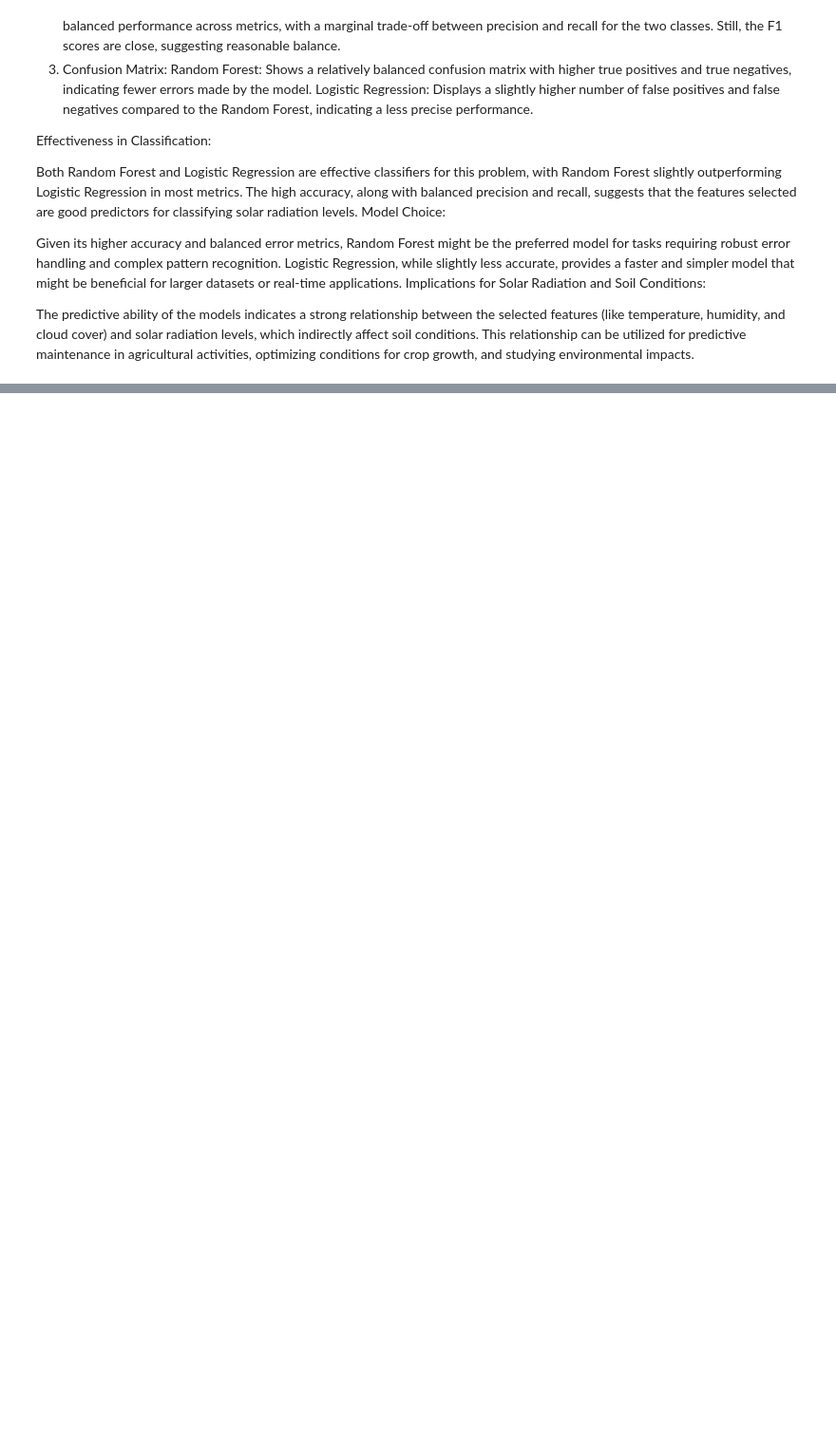
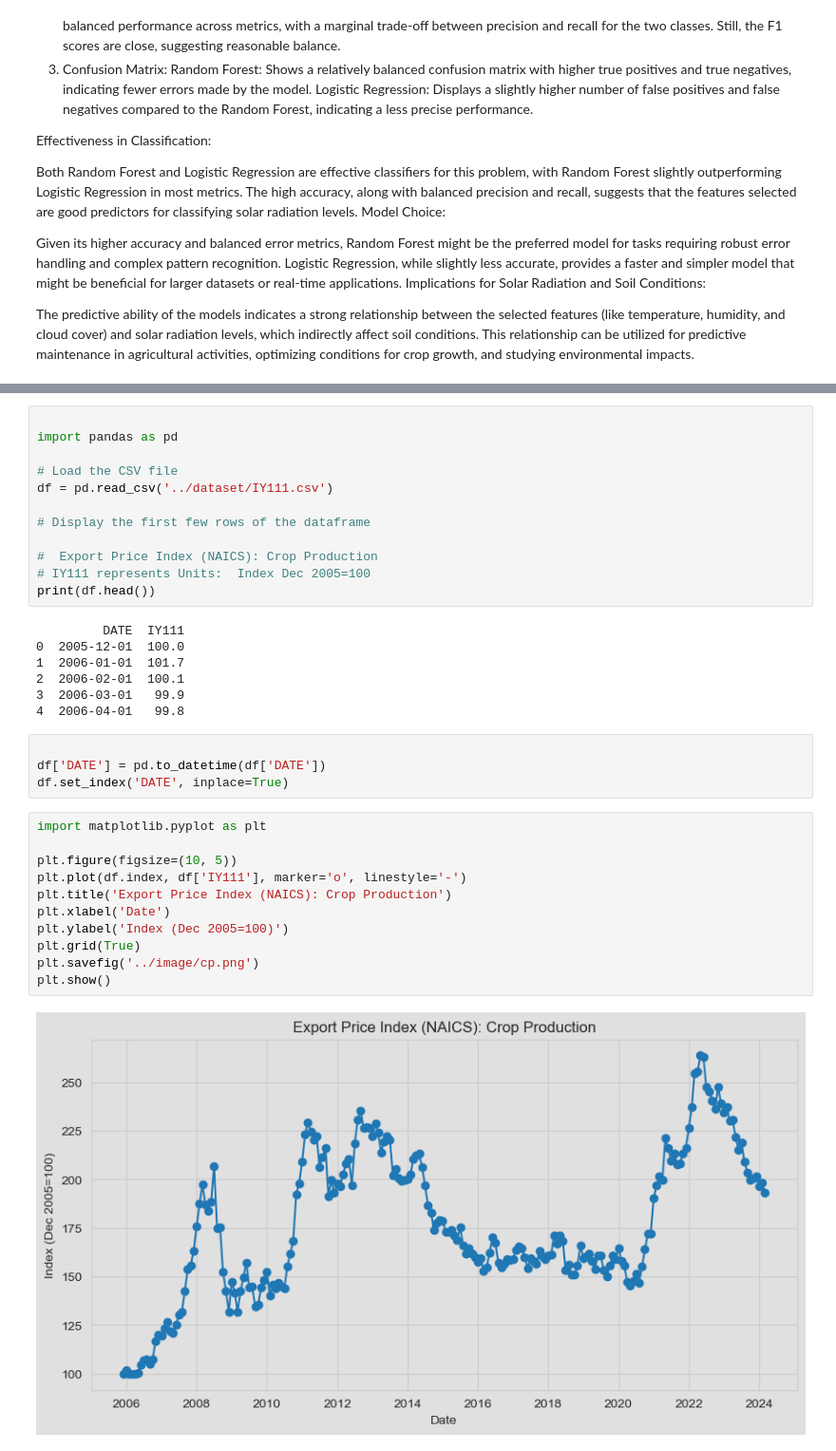
Before and after one commit to zy236yuz5/DSAN-5550-PROJECT-zy236, a Jupyter notebook: code/Project.ipynb, the cells around one changed output, grey strips where cells are left out. Shown at 95% size. Drawn from its saved outputs; the diff is of its cells as text; blank space fills up the shorter version.

```diff
--- a/code/Project.ipynb
+++ b/code/Project.ipynb
@@ -609,0 +639,36 @@ print(f"Estimated CO2 emissions for training: {emissions} kg")
+# %%
+
+import pandas as pd
+
+# Load the CSV file
+df = pd.read_csv('../dataset/IY111.csv')
+
+# Display the first few rows of the dataframe
+
+#  Export Price Index (NAICS): Crop Production
+# IY111 represents Units:  Index Dec 2005=100
+print(df.head())
+# %% [output]
+         DATE  IY111
+0  2005-12-01  100.0
+1  2006-01-01  101.7
+2  2006-02-01  100.1
+3  2006-03-01   99.9
+4  2006-04-01   99.8
+# %%
+
+df['DATE'] = pd.to_datetime(df['DATE'])
+df.set_index('DATE', inplace=True)
+# %%
+import matplotlib.pyplot as plt
+
+plt.figure(figsize=(10, 5))
+plt.plot(df.index, df['IY111'], marker='o', linestyle='-')
+plt.title('Export Price Index (NAICS): Crop Production')
+plt.xlabel('Date')
+plt.ylabel('Index (Dec 2005=100)')
+plt.grid(True)
+plt.savefig('../image/cp.png')
+plt.show()
+# %% [output]
+[figure, added]
```
Also changed, not shown: parts of 38 cells of this notebook, 10 other files.
